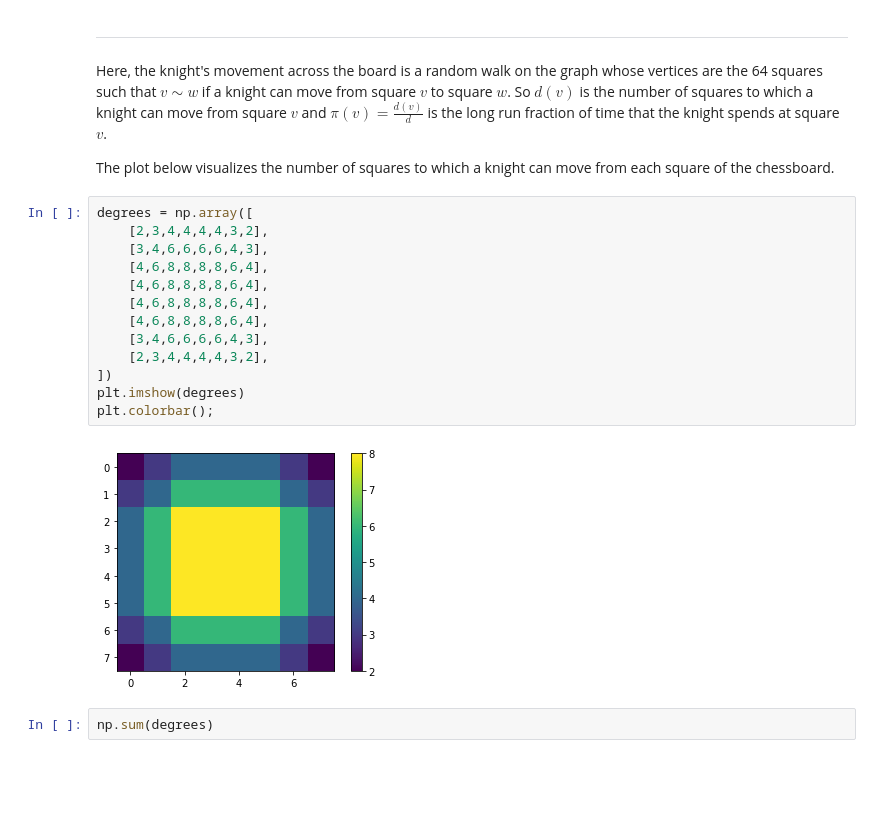
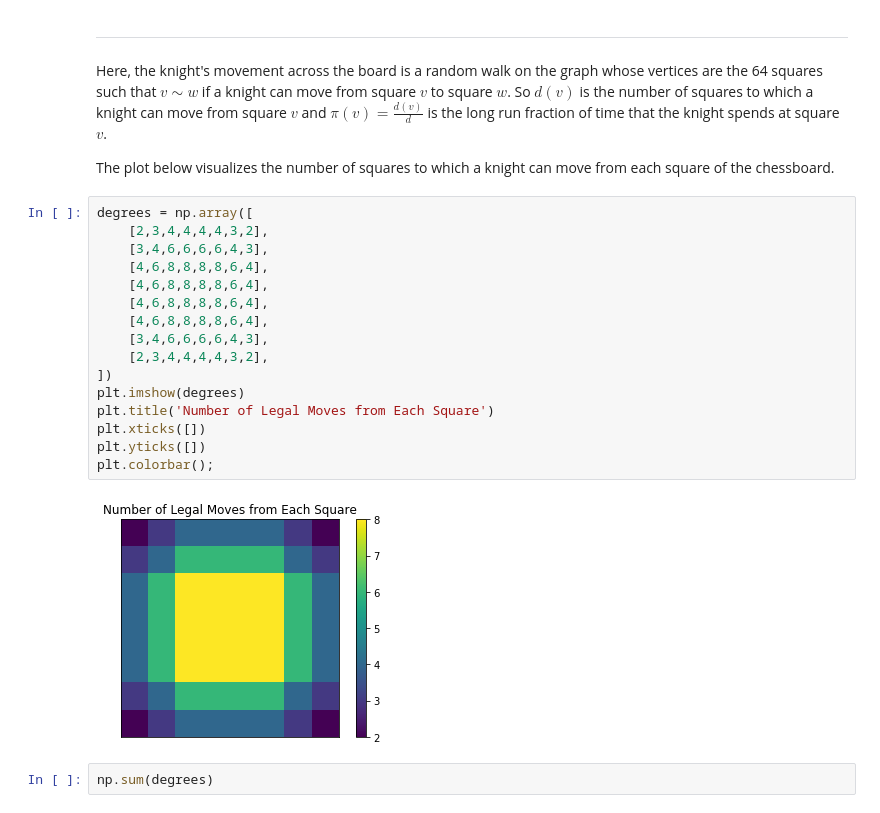
Before and after one commit to dleestat/quirky-data-science, a Jupyter notebook: quirky-data-science.ipynb, the cells around one changed output. Drawn from its saved outputs; the diff is of its cells as text; blank space fills up the shorter version.

```diff
--- a/quirky-data-science.ipynb
+++ b/quirky-data-science.ipynb
@@ -48,18 +48,21 @@ The plot below visualizes the number of squares to which a knight can move from
 # %%
 degrees = np.array([
     [2,3,4,4,4,4,3,2],
     [3,4,6,6,6,6,4,3],
     [4,6,8,8,8,8,6,4],
     [4,6,8,8,8,8,6,4],
     [4,6,8,8,8,8,6,4],
     [4,6,8,8,8,8,6,4],
     [3,4,6,6,6,6,4,3],
     [2,3,4,4,4,4,3,2],
 ])
 plt.imshow(degrees)
+plt.title('Number of Legal Moves from Each Square')
+plt.xticks([])
+plt.yticks([])
 plt.colorbar();
 # %% [output]
-[figure, old version]
+[figure, new version]
 # %%
 np.sum(degrees)
 # %% [output]
```
Also changed, not shown: parts of 11 cells of this notebook.
